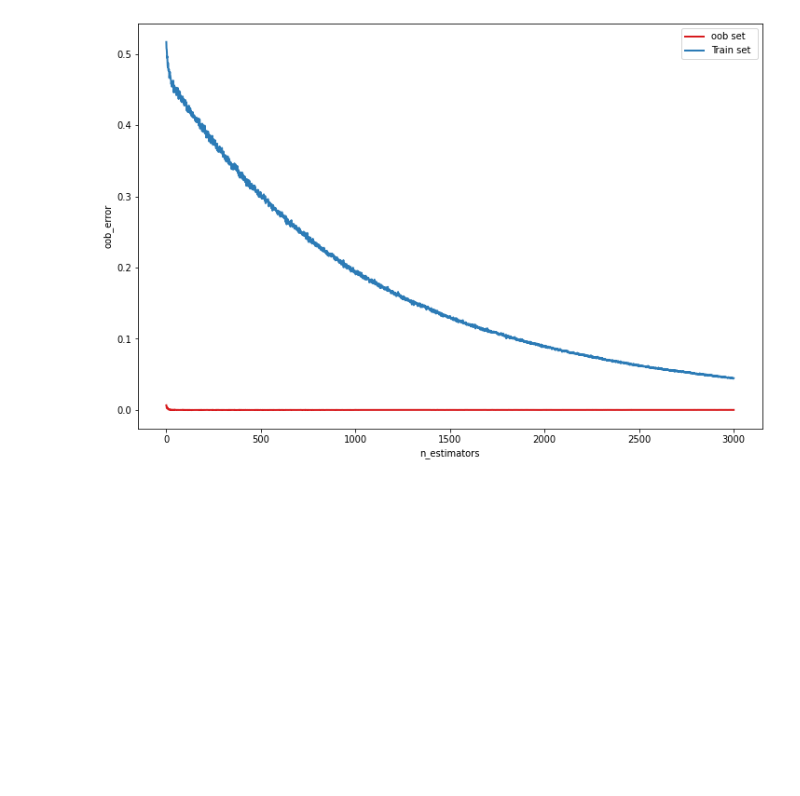
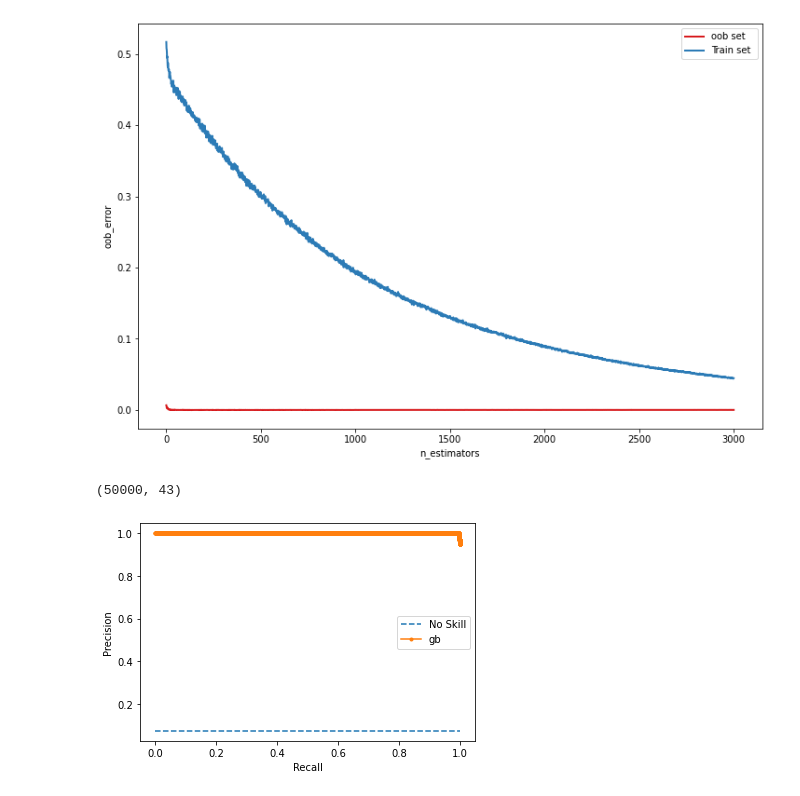
Before and after one commit to akshaypt7/customer_relationship_prediction, a Jupyter notebook: KDD_cup_boosting.ipynb, the cells around one changed output. Saved outputs shown, nothing was run; the diff lists cells and outputs as text; code cells hidden in the pictures; blank space fills up the shorter version.

```diff
--- a/KDD_cup_boosting.ipynb
+++ b/KDD_cup_boosting.ipynb
@@ -419,3 +419,21 @@ plt.legend()
 plt.show()
 # %% [output]
 [figure]
+# %%
+df_train_kdd.shape
+# %% [output]
+(50000, 43)
+# %%
+precision, recall, tresholds = precision_recall_curve(y_train_churn, best_gb_model.predict_proba(df_train_kdd)[:,1])
+# %%
+no_skill = len(y_train_churn[y_train_churn==1]) / len(y_train_churn)
+plt.plot([0,1], [no_skill,no_skill], linestyle='--', label='No Skill')
+plt.plot(recall, precision, marker='.', label='gb')
+# axis labels
+plt.xlabel('Recall')
+plt.ylabel('Precision')
+plt.legend()
+# show the plot
+plt.show()
+# %% [output]
+[figure, added]
```
